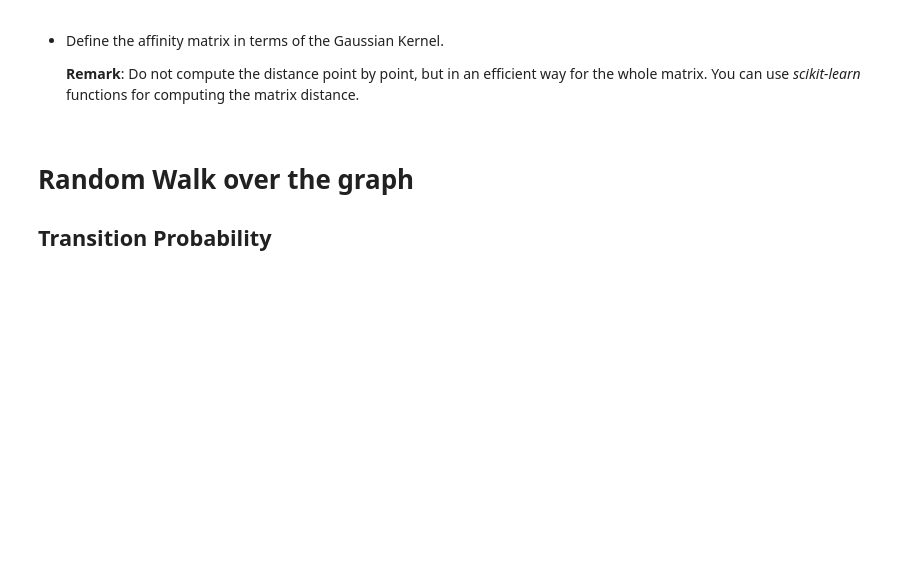
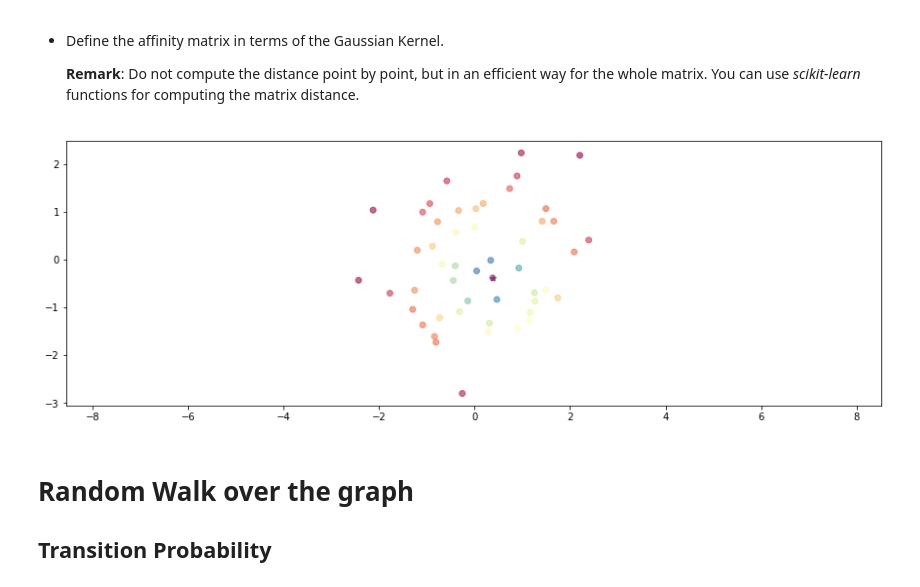
Before and after one commit to glorelvalle/g-mucd, a Jupyter notebook: mf/manifold learning/03-DM.ipynb, the cells around one changed output. Saved outputs shown, nothing was run; the diff lists cells and outputs as text; code cells hidden in the pictures; blank space fills up the shorter version.

```diff
--- a/mf/manifold learning/03-DM.ipynb
+++ b/mf/manifold learning/03-DM.ipynb
@@ -69,8 +72,6 @@ The first step in **Diffusion Maps** consist of building a symmetric weighted gr
     **Remark**: Do not compute the distance point by point, but in an efficient way for the whole matrix. You can use *scikit-learn* functions for computing the matrix distance.
 </div>
 # %%
-from scipy.spatial import distance
-
-def kernel_gram(X, Y, sigma):
+def rbf_kernel(X, Y, sigma):
     d = distance.cdist(X, Y, metric='euclidean')
     return np.exp(-0.5 * (d / sigma)**2)
@@ -79,3 +78,13 @@ sigma = .2
+# %%
+sigma = 1.0
+K = rbf_kernel(X, X, sigma=sigma)
+# %%
+plt.scatter(X[-1,0], X[-1,1], color='r', marker='*')
+plt.scatter(X[:,0], X[:,1], marker='o', c=K[-1], cmap=my_cmap, alpha=0.6)
+plt.axis('equal')
+plt.show()
+# %% [output]
+[figure, added]
 # %% [markdown]
 # Random Walk over the graph
 
```
Also changed, not shown: parts of 9 cells of this notebook, 2 other files.
